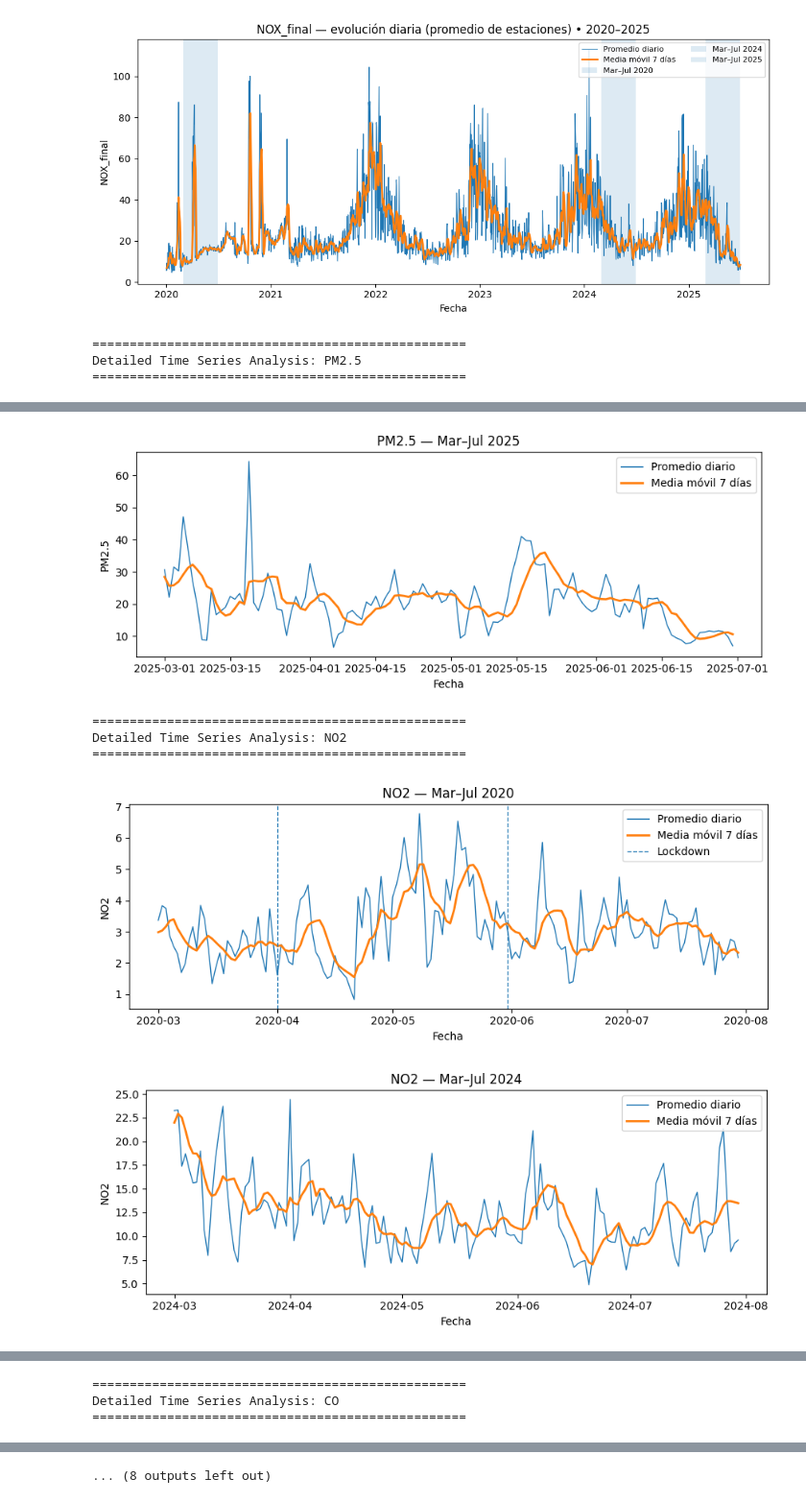
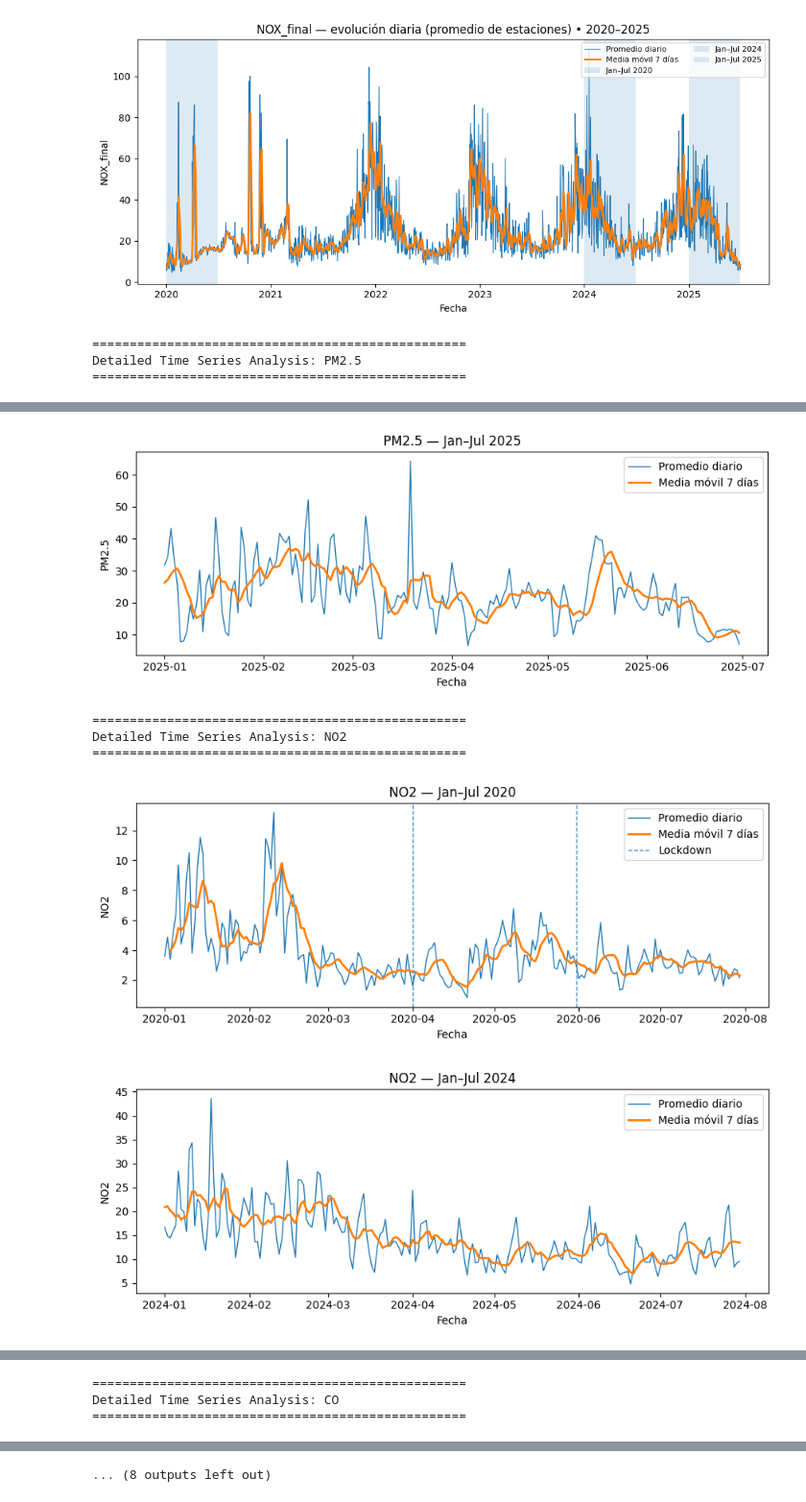
Before and after one commit to Facundo-Barbera/MA2003B-Reto, a Jupyter notebook: notebooks/statistical_analysis.ipynb, the cells around one changed output, grey strips where cells are left out. Shown at 96% size. Cells and saved outputs as stored; diff of their text form; code cells hidden in the pictures.

```diff
--- a/notebooks/statistical_analysis.ipynb
+++ b/notebooks/statistical_analysis.ipynb
@@ -8,7 +8,7 @@ import os, pandas as pd, numpy as np
 import matplotlib.pyplot as plt
 
 DATA_DIR = os.path.join("..","data","processed")
-IN_FILE  = os.path.join(DATA_DIR, "panel_BALANCED_MAIN_MarJul_2020_2024_2025_AB_v1.csv")
+IN_FILE  = os.path.join(DATA_DIR, "panel_BALANCED_MAIN_JanJul_2020_2024_2025_AB_v1.csv")
 
 main = pd.read_csv(IN_FILE, parse_dates=["date"], engine="pyarrow")
 
@@ -47,16 +47,16 @@ def analyze_contaminant_boxplot(contaminant_name, save_csv=False):
 
     # 3) Guardar tabla (opcional)
     if save_csv:
-        out_tbl = os.path.join(DATA_DIR, f"{contaminant_name}_max8h_daily_city_MAIN_MarJul_2020_2024_2025.csv")
+        out_tbl = os.path.join(DATA_DIR, f"{contaminant_name}_max8h_daily_city_MAIN_JanJul_2020_2024_2025.csv")
         city_daily.to_csv(out_tbl, index=False)
         print(f"Guardado: {out_tbl}")
 
     # 4) Boxplot comparativo por ventana
-    order = ["pandemic_MarJul2020","baseline_MarJul2024","current_MarJul2025"]
+    order = ["pandemic_JanJul2020","baseline_JanJul2024","current_JanJul2025"]
     data = [city_daily.loc[city_daily["period_window"]==w, f"{contaminant_name}_max8h"].dropna().values for w in order]
 
     plt.figure(figsize=(6,4))
-    plt.boxplot(data, labels=["Mar–Jun 2020","Mar–Jul 2024","Mar–Jul 2025"], showfliers=False)
+    plt.boxplot(data, labels=["Jan–Jun 2020","Jan–Jul 2024","Jan–Jul 2025"], showfliers=False)
     plt.ylabel(f"{contaminant_name} (máximo 8 h diario)")
     plt.title(f"{contaminant_name} — comparativo por ventana (panel MAIN)")
     plt.tight_layout()
@@ -95,9 +117,9 @@ def analyze_contaminant_timeseries_overview(contaminant_name, df_path="../data/p
 
     # 3) Ventanas a resaltar (Mar–Jul 2020, 2024 y 2025)
     windows = [
-        ("2020-03-01","2020-06-30","Mar–Jul 2020"),
-        ("2024-03-01","2024-06-30","Mar–Jul 2024"),
-        ("2025-03-01","2025-06-30","Mar–Jul 2025"),
+        ("2020-01-01","2020-06-30","Jan–Jul 2020"),
+        ("2024-01-01","2024-06-30","Jan–Jul 2024"),
+        ("2025-01-01","2025-06-30","Jan–Jul 2025"),
     ]
 
     # 4) Gráfico (una sola figura, sin estilos especiales)
@@ -166,9 +188,9 @@ def analyze_contaminant_timeseries_detailed(contaminant_name, df_path="../data/p
 
     # Ventanas a graficar por separado
     windows = [
-        ("2020-03-01","2020-07-30",f"{contaminant_name} — Mar–Jul 2020"),
-        ("2024-03-01","2024-07-30",f"{contaminant_name} — Mar–Jul 2024"),
-        ("2025-03-01","2025-07-30",f"{contaminant_name} — Mar–Jul 2025"),
+        ("2020-01-01","2020-07-30",f"{contaminant_name} — Jan–Jul 2020"),
+        ("2024-01-01","2024-07-30",f"{contaminant_name} — Jan–Jul 2024"),
+        ("2025-01-01","2025-07-30",f"{contaminant_name} — Jan–Jul 2025"),
     ]
 
     # Fechas de lockdown a marcar
@@ -219,6 +241,6 @@ Detailed Time Series Analysis: PM2.5
-[figure, old version]
+[figure, new version]
 ==================================================
 Detailed Time Series Analysis: NO2
 ==================================================
-[figure, old version]
+[figure, new version]
-[figure, old version]
+[figure, new version]
```
Also changed, not shown: parts of 3 cells of this notebook, 14 other files.
